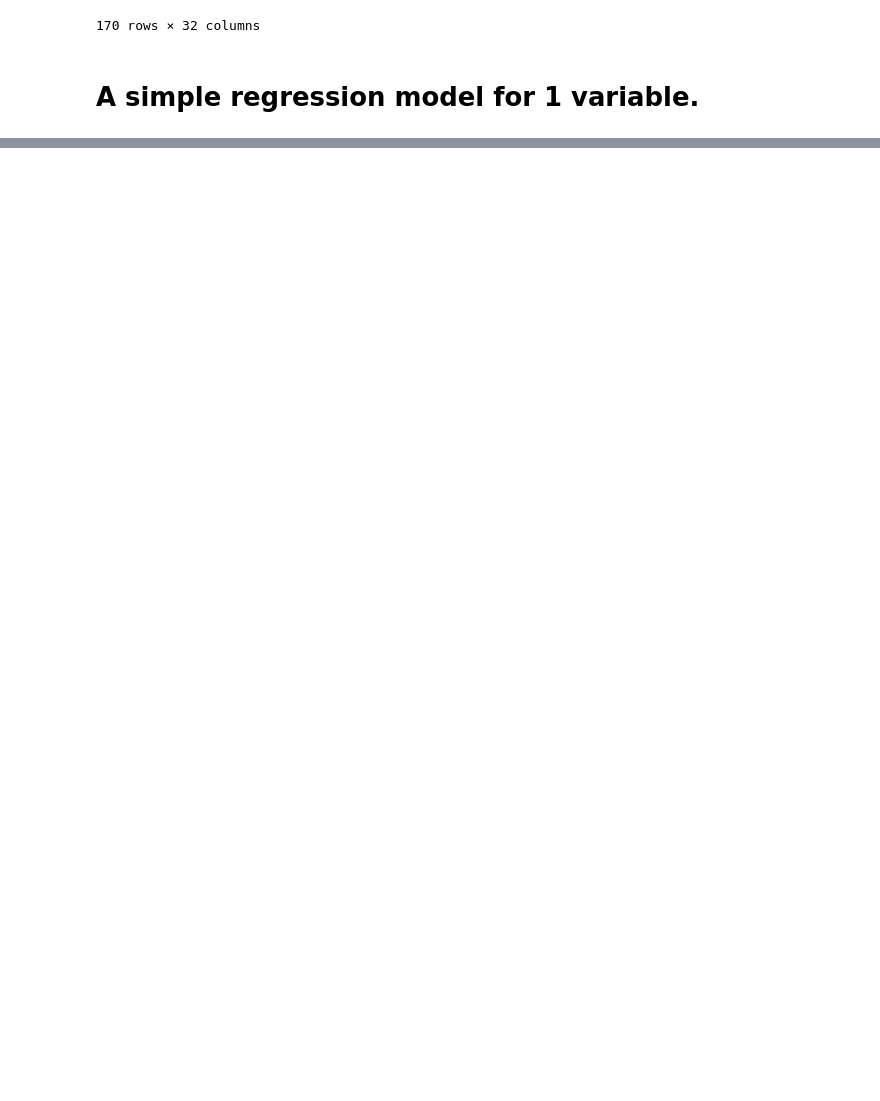
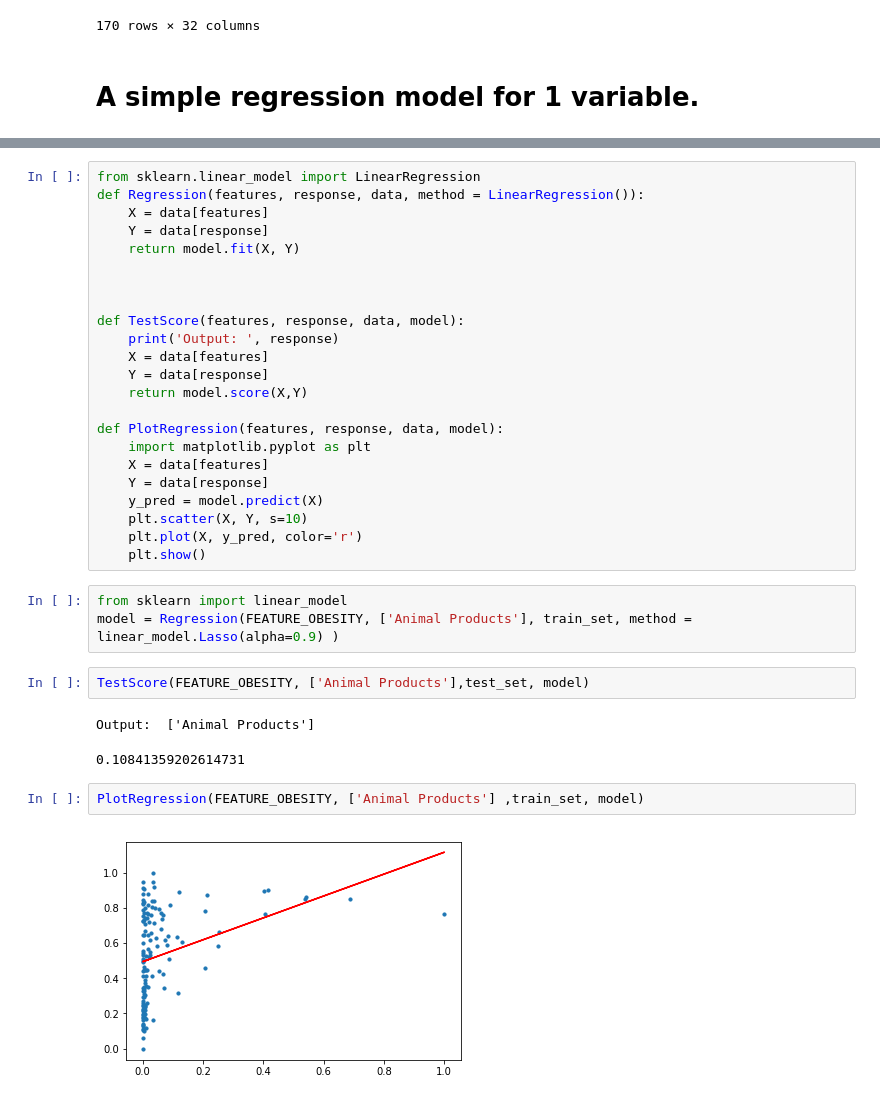
Before and after one commit to Mak-Ta-Reque/Nutrition-and-immune-systems, a Jupyter notebook: Notebook/Regression_Tareque.ipynb, the cells around one changed output, grey strips where cells are left out. Saved outputs shown, nothing was run; the diff lists cells and outputs as text; blank space fills up the shorter version.

Commit message:
Linear and Polinomial regression

```diff
--- a/Notebook/Regression_Tareque.ipynb
+++ b/Notebook/Regression_Tareque.ipynb
@@ -107,0 +115,35 @@ print(scores)
+# %%
+from sklearn.linear_model import LinearRegression
+def Regression(features, response, data, method = LinearRegression()):
+    X = data[features]
+    Y = data[response]
+    return model.fit(X, Y)
+
+
+
+def TestScore(features, response, data, model):
+    print('Output: ', response)
+    X = data[features]
+    Y = data[response]
+    return model.score(X,Y)
+
+def PlotRegression(features, response, data, model):
+    import matplotlib.pyplot as plt
+    X = data[features]
+    Y = data[response]
+    y_pred = model.predict(X)
+    plt.scatter(X, Y, s=10)
+    plt.plot(X, y_pred, color='r')
+    plt.show()
+# %%
+from sklearn import linear_model
+model = Regression(FEATURE_OBESITY, ['Animal Products'], train_set, method = linear_model.Lasso(alpha=0.9) )
+# %%
+TestScore(FEATURE_OBESITY, ['Animal Products'],test_set, model)
+# %% [output]
+Output:  ['Animal Products']
+0.10841359202614731
+# %%
+PlotRegression(FEATURE_OBESITY, ['Animal Products'] ,train_set, model)
+# %% [output]
+[figure, added]
```
Also changed, not shown: parts of 9 cells of this notebook.
